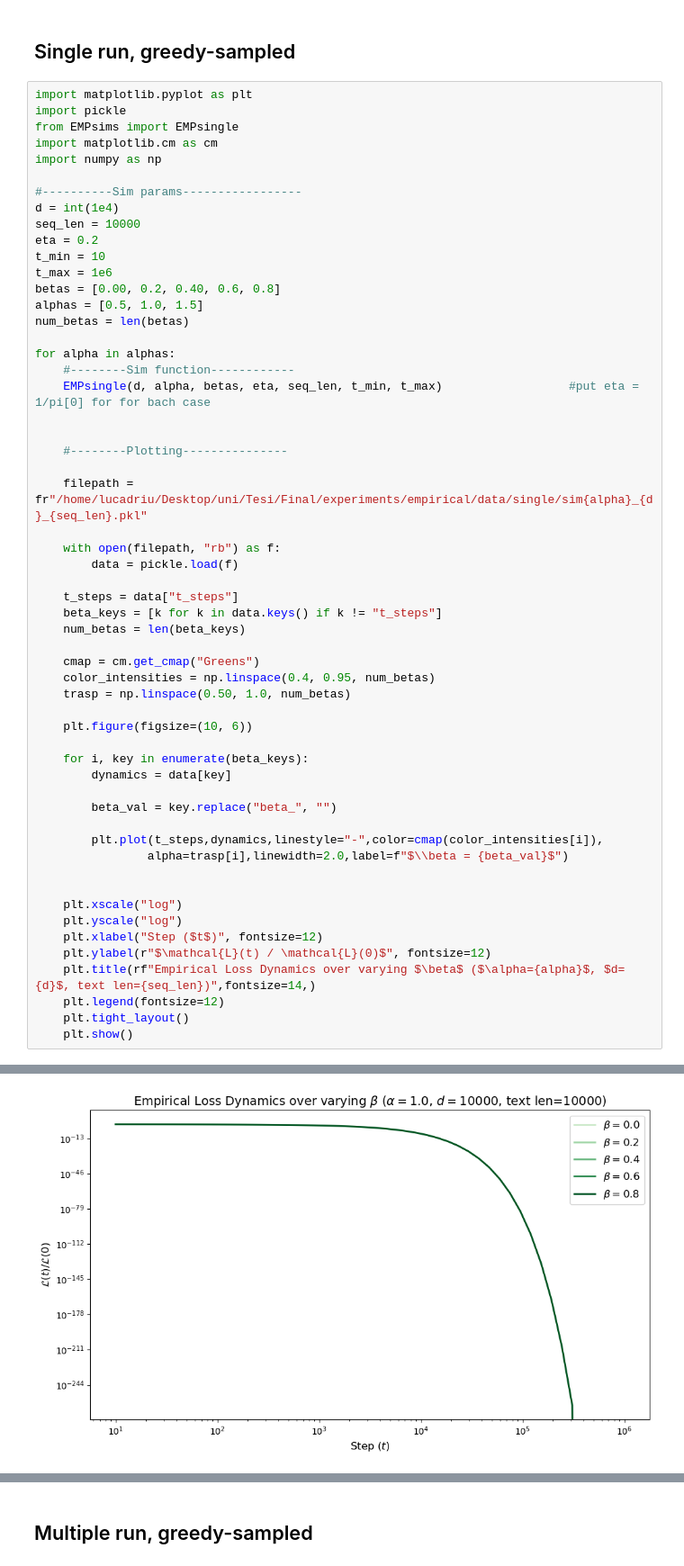
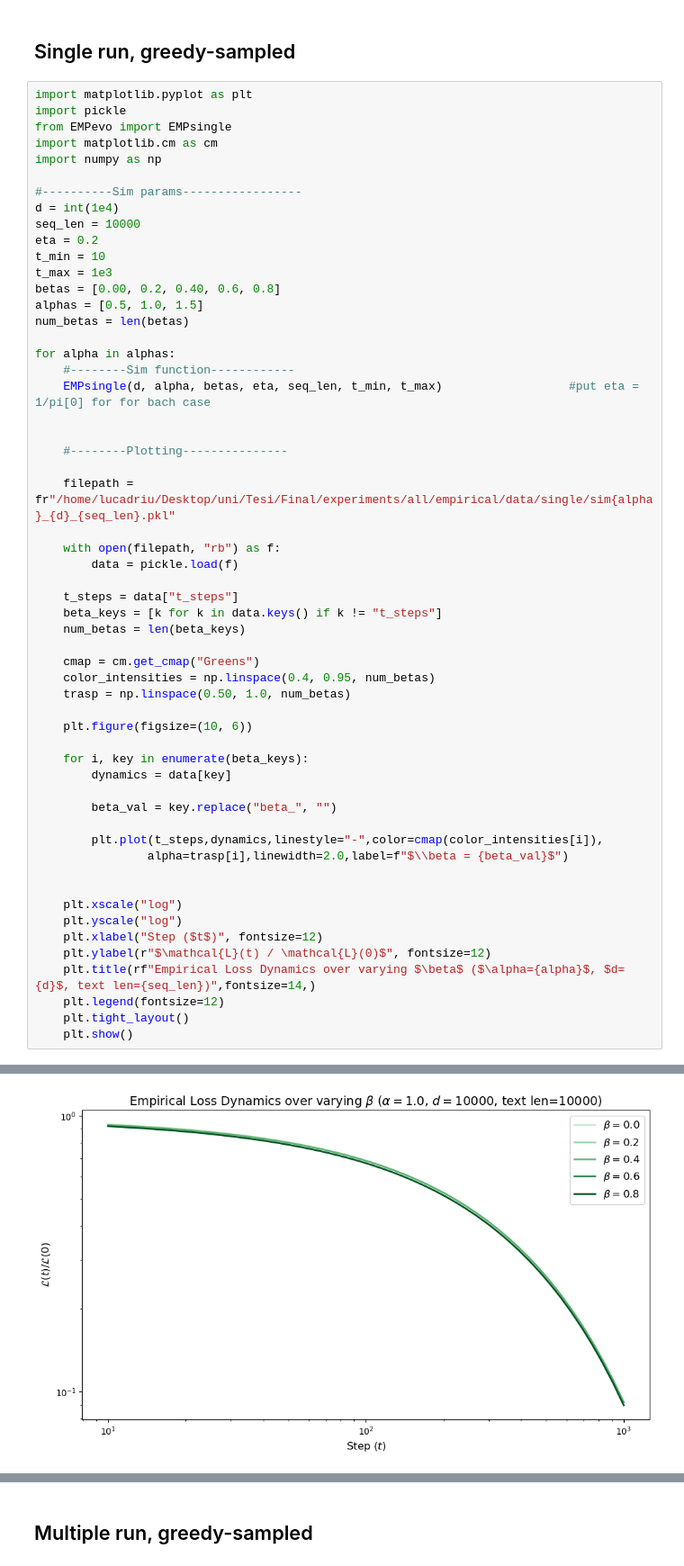
Before and after one commit to lucadriuu/Linear-Bigram-LM, a Jupyter notebook: empirical/EMPmain.ipynb, the cells around one changed output, grey strips where cells are left out. Shown at 90% size. Drawn from its saved outputs; the diff is of its cells as text.

```diff
--- a/empirical/EMPmain.ipynb
+++ b/empirical/EMPmain.ipynb
@@ -5,7 +5,7 @@
 # %%
 import matplotlib.pyplot as plt
 import pickle
-from EMPsims import EMPsingle
+from EMPevo import EMPsingle
 import matplotlib.cm as cm
 import numpy as np
 
@@ -14,7 +14,7 @@ d = int(1e4)
 seq_len = 10000
 eta = 0.2
 t_min = 10
-t_max = 1e6
+t_max = 1e3
 betas = [0.00, 0.2, 0.40, 0.6, 0.8]
 alphas = [0.5, 1.0, 1.5]
 num_betas = len(betas)
@@ -26,7 +26,7 @@ for alpha in alphas:
 
     #--------Plotting---------------
 
-    filepath = fr"/home/lucadriu/Desktop/uni/Tesi/Final/experiments/empirical/data/single/sim{alpha}_{d}_{seq_len}.pkl"
+    filepath = fr"/home/lucadriu/Desktop/uni/Tesi/Final/experiments/all/empirical/data/single/sim{alpha}_{d}_{seq_len}.pkl"
 
     with open(filepath, "rb") as f:
         data = pickle.load(f)
@@ -63 +63 @@ for alpha in alphas:
-[figure, old version]
+[figure, new version]
```
Also changed, not shown: parts of 2 cells of this notebook, 9 other files.
